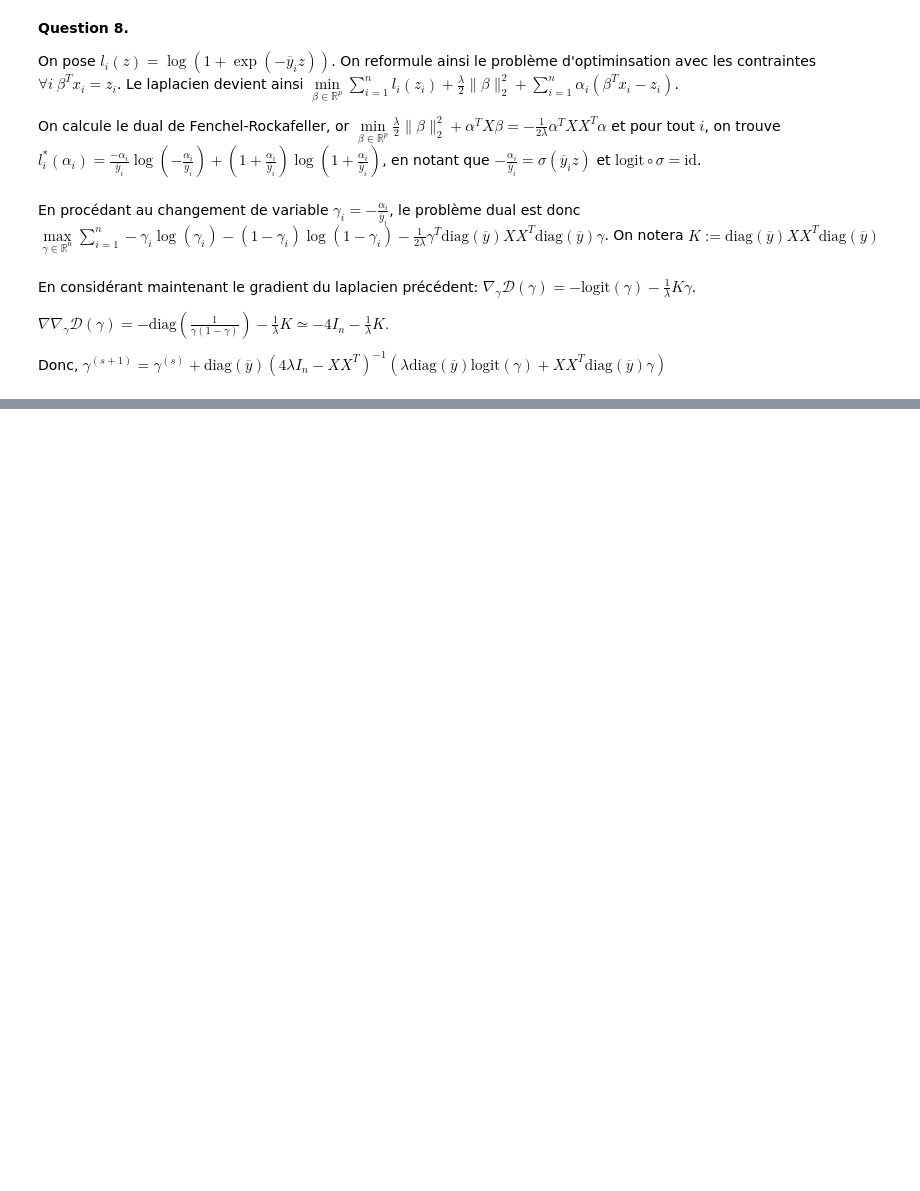
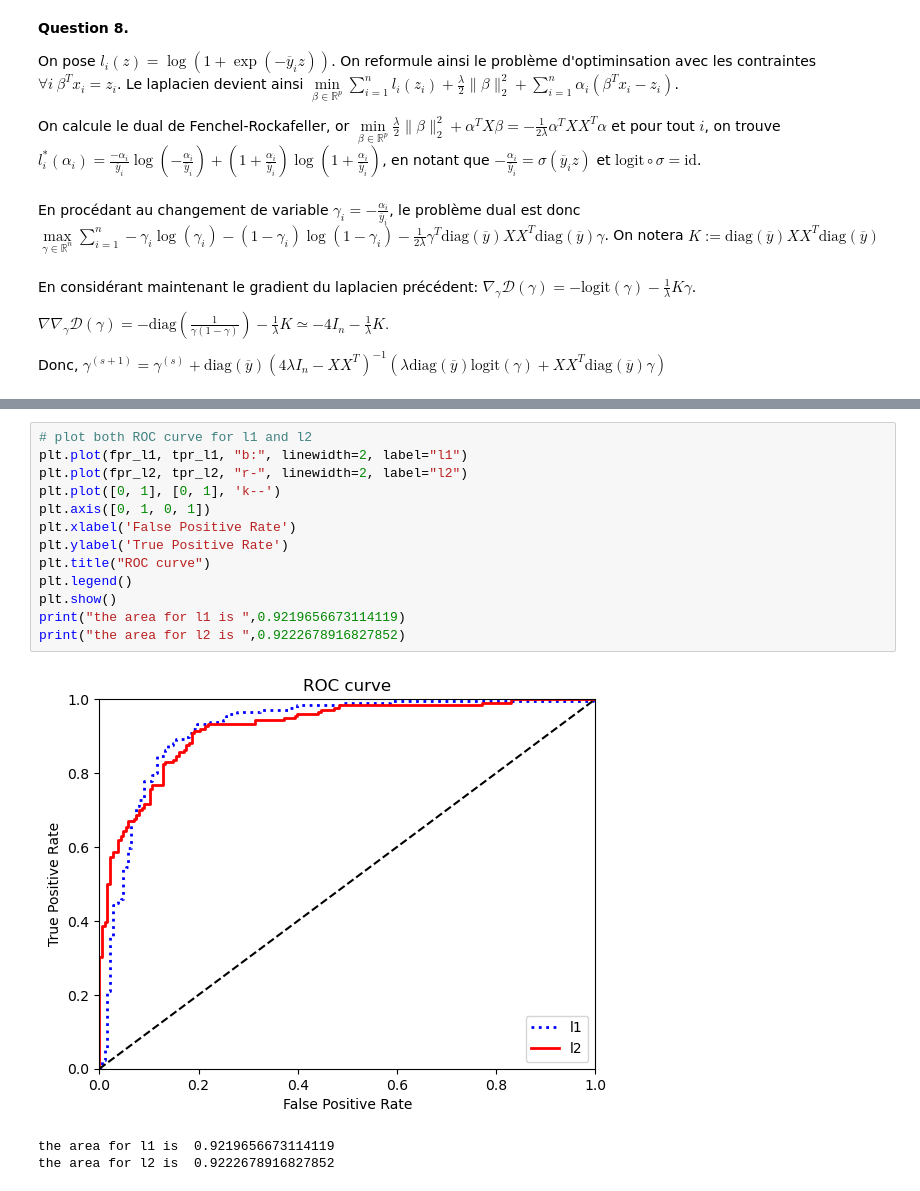
Before and after one commit to kerrianlc/kernel-regressors, a Jupyter notebook: tp2/kernel-regressors.ipynb, the cells around one changed output, grey strips where cells are left out. Cells and saved outputs as stored; diff of their text form; blank space fills up the shorter version.

```diff
--- a/tp2/kernel-regressors.ipynb
+++ b/tp2/kernel-regressors.ipynb
@@ -89,0 +306,17 @@ Donc, $\gamma^{(s+1)} = \gamma^{(s)} + \text{diag}(\overline y)(4\lambda I_n - X
+# %%
+# plot both ROC curve for l1 and l2
+plt.plot(fpr_l1, tpr_l1, "b:", linewidth=2, label="l1")
+plt.plot(fpr_l2, tpr_l2, "r-", linewidth=2, label="l2")
+plt.plot([0, 1], [0, 1], 'k--')
+plt.axis([0, 1, 0, 1])
+plt.xlabel('False Positive Rate')
+plt.ylabel('True Positive Rate')
+plt.title("ROC curve")
+plt.legend()
+plt.show()
+print("the area for l1 is ",0.9219656673114119)
+print("the area for l2 is ",0.9222678916827852)
+# %% [output]
+[figure, added]
+the area for l1 is  0.9219656673114119
+the area for l2 is  0.9222678916827852
```
Also changed, not shown: parts of 20 cells of this notebook.
